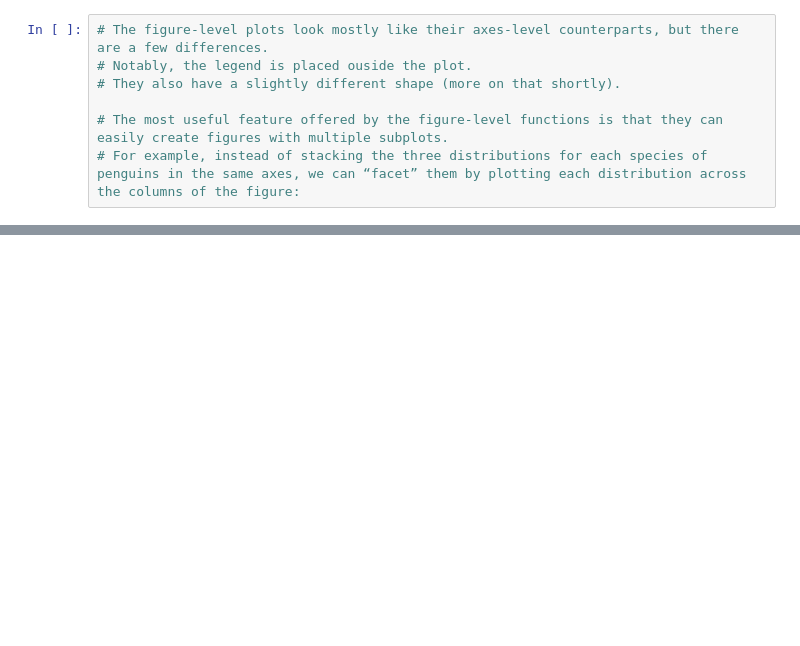
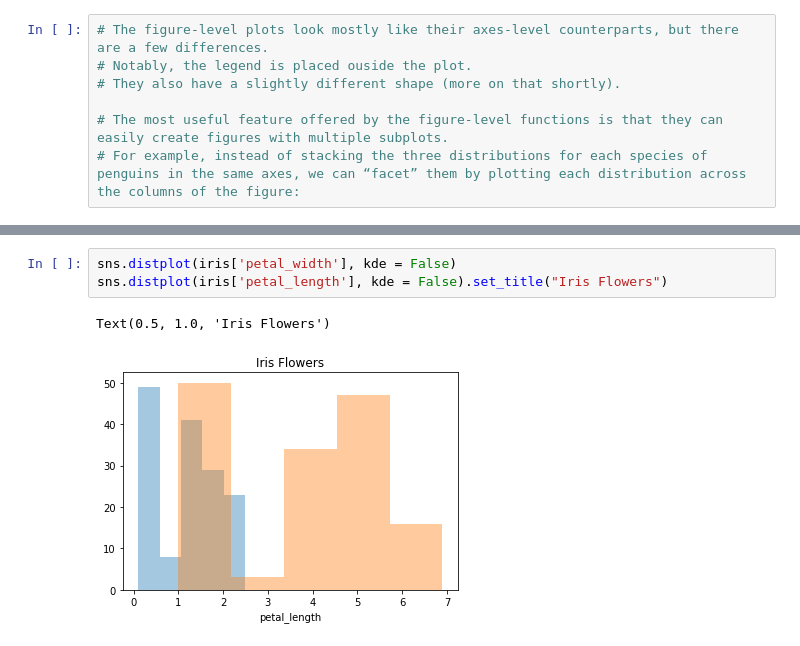
Before and after one commit to chimaihueze/Seaborn, a Jupyter notebook: plotting-functions.ipynb, the cells around one changed output, grey strips where cells are left out. Drawn from its saved outputs; the diff is of its cells as text; blank space fills up the shorter version.

```diff
--- a/plotting-functions.ipynb
+++ b/plotting-functions.ipynb
@@ -126,0 +141,6 @@ sns.displot(data = iris, x = 'petal_length', hue = 'species', multiple = 'stack'
+# %%
+sns.distplot(iris['petal_width'], kde = False)
+sns.distplot(iris['petal_length'], kde = False).set_title("Iris Flowers")
+# %% [output]
+Text(0.5, 1.0, 'Iris Flowers')
+[figure, added]
```
Also changed, not shown: parts of 3 cells of this notebook.
